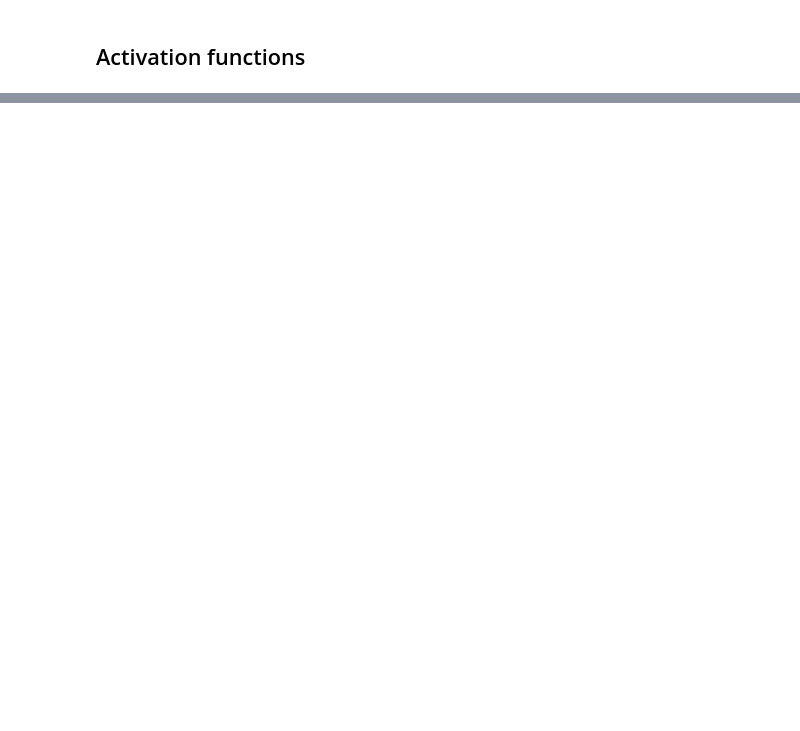
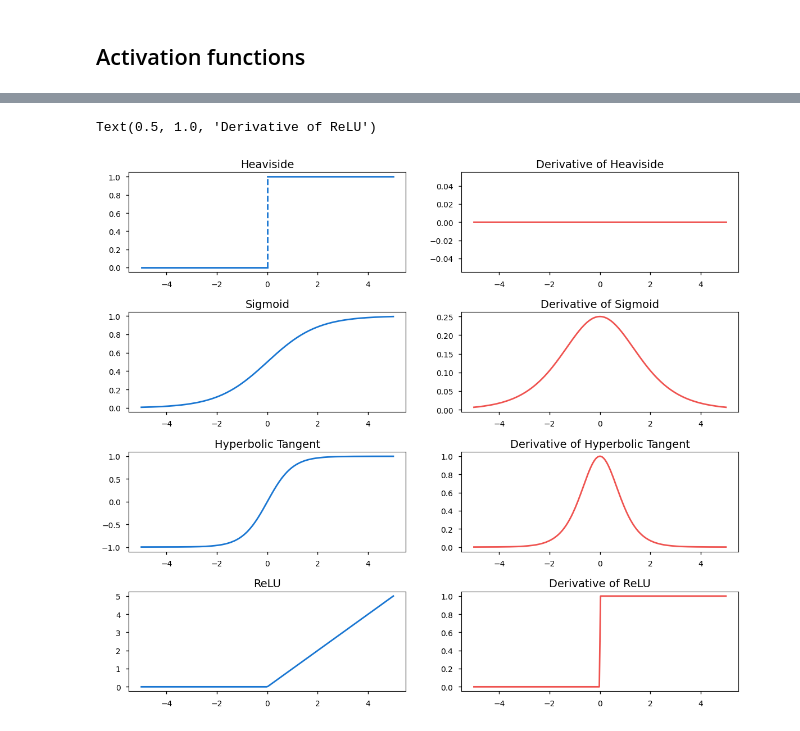
Before and after one commit to mbagiev/deep-learning-experiments, a Jupyter notebook: 02_activation_functions.ipynb, the cells around one changed output, grey strips where cells are left out. Drawn from its saved outputs; the diff is of its cells as text; code cells hidden in the pictures; blank space fills up the shorter version.

```diff
--- a/02_activation_functions.ipynb
+++ b/02_activation_functions.ipynb
@@ -62,0 +8,56 @@ plt.show()
+# %%
+def relu(z):
+    return np.maximum(0, z)
+
+def derivative(f, z, eps=0.000001):
+    return (f(z + eps) - f(z - eps)) / (2 * eps)
+
+def derivative_relu(z):
+    return (z >= 0).astype(z.dtype)
+
+z = np.linspace(-5, 5, 200)
+plt.style.use("seaborn-v0_8-notebook")
+
+plt.figure(figsize=(14, 12))
+plt.subplots_adjust(hspace=0.4)
+
+# Heaviside
+plt.subplot(4, 2, 1)
+plt.plot([-5, 0], [0, 0], color='#1976d2', linestyle='-', linewidth=2)
+plt.plot([0, 0], [0, 1], color='#1976d2', linestyle='--', linewidth=2)
+plt.plot([0, 5], [1, 1], color='#1976d2', linestyle='-', linewidth=2)
+plt.title("Heaviside", fontsize=14)
+
+plt.subplot(4, 2, 2)
+plt.plot(z, derivative(np.sign, z), color='#ef5350', linestyle='-', linewidth=2)
+plt.title("Derivative of Heaviside", fontsize=14)
+
+# Sigmoid
+plt.subplot(4, 2, 3)
+plt.plot(z, sigmoid(z), color='#1976d2', linestyle='-', linewidth=2)
+plt.title("Sigmoid", fontsize=14)
+
+plt.subplot(4, 2, 4)
+plt.plot(z, derivative(sigmoid, z), color='#ef5350', linestyle='-', linewidth=2)
+plt.title("Derivative of Sigmoid", fontsize=14)
+
+# Hyperbolic Tangent
+plt.subplot(4, 2, 5)
+plt.plot(z, np.tanh(z), color='#1976d2', linestyle='-', linewidth=2)
+plt.title("Hyperbolic Tangent", fontsize=14)
+
+plt.subplot(4, 2, 6)
+plt.plot(z, derivative(np.tanh, z), color='#ef5350', linestyle='-', linewidth=2)
+plt.title("Derivative of Hyperbolic Tangent", fontsize=14)
+
+# ReLU
+plt.subplot(4, 2, 7)
+plt.plot(z, relu(z), color='#1976d2', linestyle='-', linewidth=2)
+plt.title("ReLU", fontsize=14)
+
+plt.subplot(4, 2, 8)
+plt.plot(z, derivative_relu(z), color='#ef5350', linestyle='-', linewidth=2)
+plt.title("Derivative of ReLU", fontsize=14)
+# %% [output]
+Text(0.5, 1.0, 'Derivative of ReLU')
+[figure, added]
```
Also changed, not shown: parts of 4 cells of this notebook, 1 other file.
